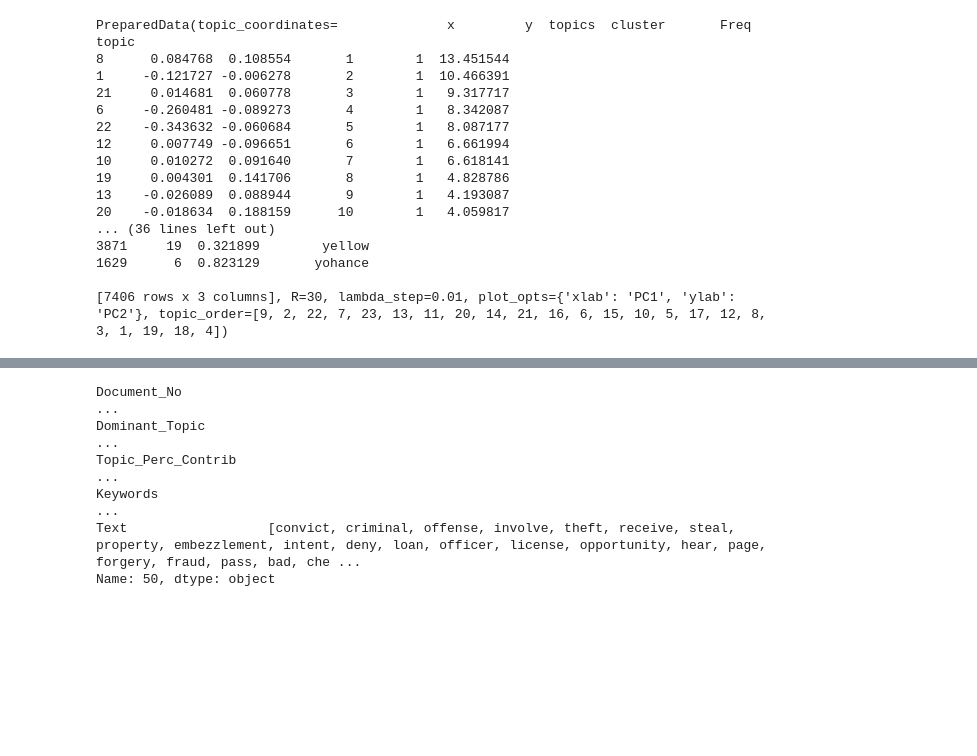
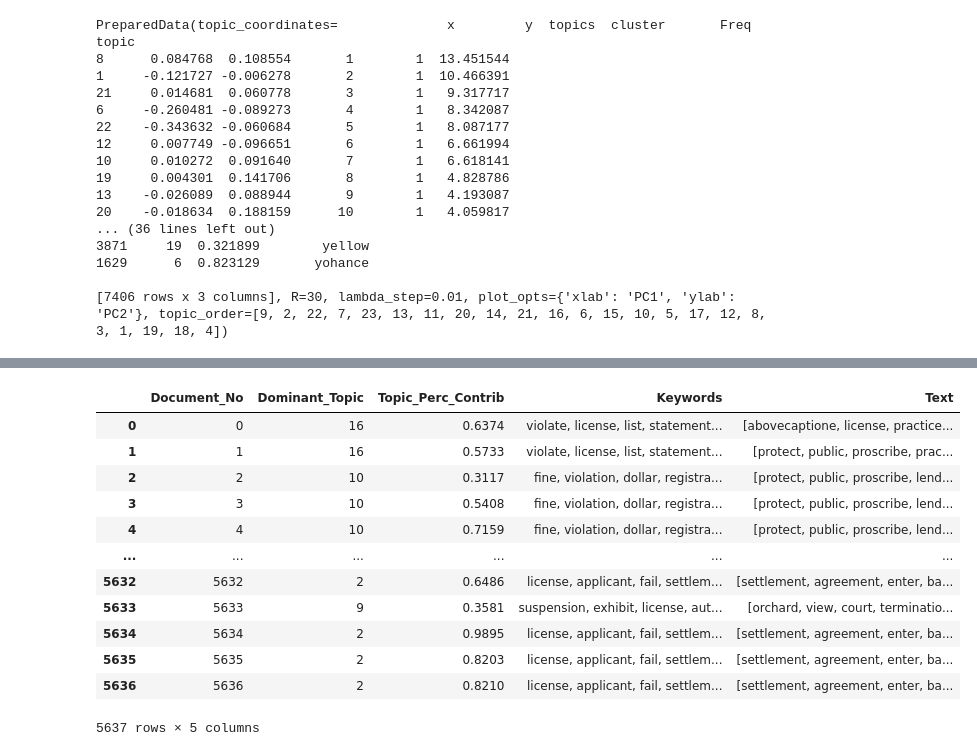
Before and after one commit to ChavezCheong/APL2021_DataPlus, a Jupyter notebook: Data_Analysis/lda_trial.ipynb, the cells around one changed output, grey strips where cells are left out. Cells and saved outputs as stored; diff of their text form; code cells hidden in the pictures; blank space fills up the shorter version.

```diff
--- a/Data_Analysis/lda_trial.ipynb
+++ b/Data_Analysis/lda_trial.ipynb
@@ -331,17 +389,24 @@ KeyError: 19
 # %%
 # Format
 df_dominant_topic = df_topic_sents_keywords.reset_index()
 df_dominant_topic.columns = ['Document_No', 'Dominant_Topic', 'Topic_Perc_Contrib', 'Keywords', 'Text']
 
 # Show
-df_dominant_topic.loc[50]
+df_dominant_topic
 # %% [output]
+|  | Document_No | Dominant_Topic | Topic_Perc_Contrib | Keywords | Text |
+| 0 | 0 | 16 | 0.6374 | violate, license, list, statement... | [abovecaptione, license, practice... |
+| 1 | 1 | 16 | 0.5733 | violate, license, list, statement... | [protect, public, proscribe, prac... |
+| 2 | 2 | 10 | 0.3117 | fine, violation, dollar, registra... | [protect, public, proscribe, lend... |
+| 3 | 3 | 10 | 0.5408 | fine, violation, dollar, registra... | [protect, public, proscribe, lend... |
+| 4 | 4 | 10 | 0.7159 | fine, violation, dollar, registra... | [protect, public, proscribe, lend... |
+| ... | ... | ... | ... | ... | ... |
+| 5632 | 5632 | 2 | 0.6486 | license, applicant, fail, settlem... | [settlement, agreement, enter, ba... |
+| 5633 | 5633 | 9 | 0.3581 | suspension, exhibit, license, aut... | [orchard, view, court, terminatio... |
+| 5634 | 5634 | 2 | 0.9895 | license, applicant, fail, settlem... | [settlement, agreement, enter, ba... |
+| 5635 | 5635 | 2 | 0.8203 | license, applicant, fail, settlem... | [settlement, agreement, enter, ba... |
+| 5636 | 5636 | 2 | 0.8210 | license, applicant, fail, settlem... | [settlement, agreement, enter, ba... |
-Document_No                                                                                                                                                                                              ...
-Dominant_Topic                                                                                                                                                                                           ...
-Topic_Perc_Contrib                                                                                                                                                                                       ...
-Keywords                                                                                                                                                                                                 ...
-Text                  [convict, criminal, offense, involve, theft, receive, steal, property, embezzlement, intent, deny, loan, officer, license, opportunity, hear, page, forgery, fraud, pass, bad, che ...
-Name: 50, dtype: object
+5637 rows × 5 columns
 # %%
 # Group top 5 sentences under each topic
 sent_topics_sorteddf_mallet = pd.DataFrame()
```
Also changed, not shown: parts of 17 cells of this notebook.
